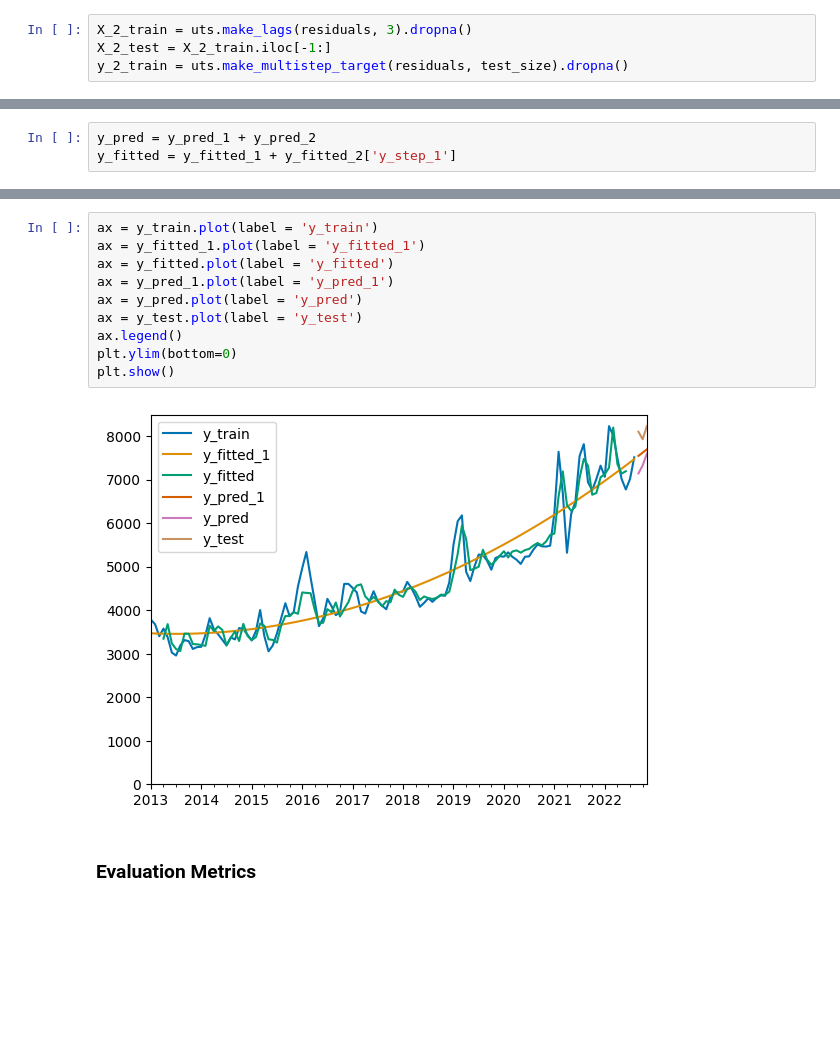
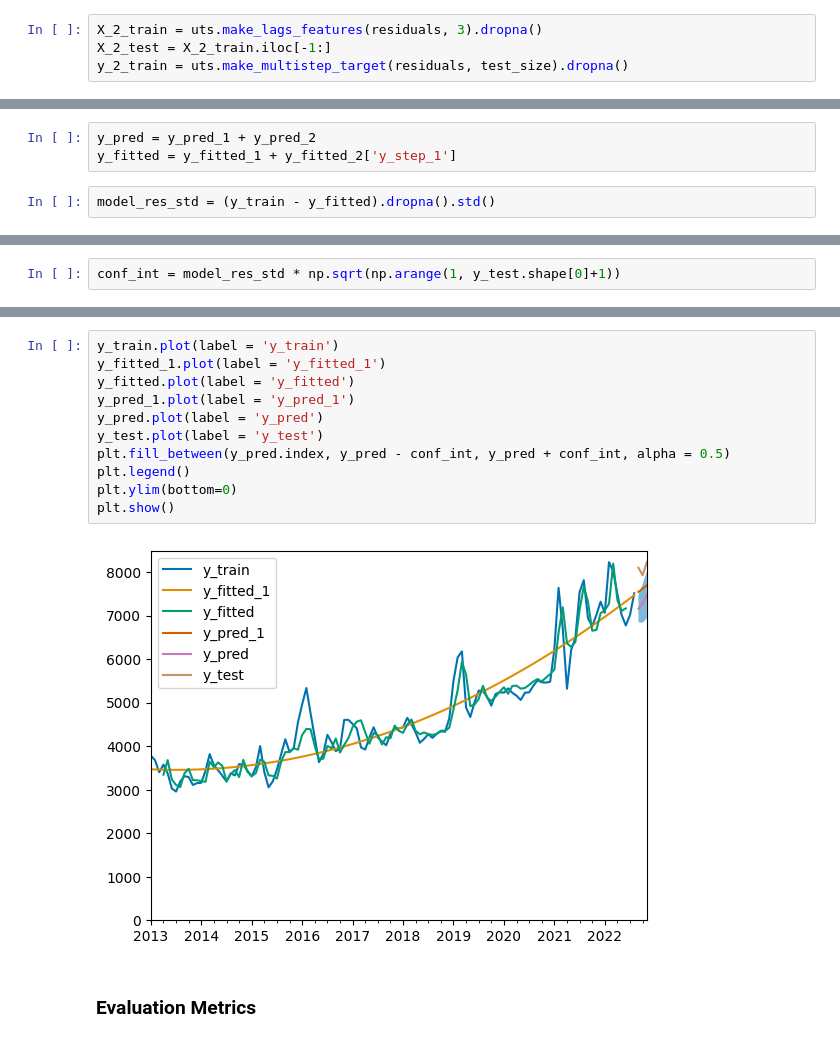
Before and after one commit to feligones/colombian_food_prices, a Jupyter notebook: notebooks/prices_poc_prediction.ipynb, the cells around one changed output, grey strips where cells are left out. Cells and saved outputs as stored; diff of their text form; blank space fills up the shorter version.

Commit message:
[WIP] finish train and pred defs

```diff
--- a/notebooks/prices_poc_prediction.ipynb
+++ b/notebooks/prices_poc_prediction.ipynb
@@ -141,7 +141,7 @@ plt.show()
 # %% [output]
 [figure]
 # %%
-X_2_train = uts.make_lags(residuals, 3).dropna()
+X_2_train = uts.make_lags_features(residuals, 3).dropna()
 X_2_test = X_2_train.iloc[-1:]
 y_2_train = uts.make_multistep_target(residuals, test_size).dropna()
 # %%
@@ -186,3 +195,5 @@ y_pred_2.shape (3,)
 # %%
 y_pred = y_pred_1 + y_pred_2
 y_fitted = y_fitted_1 + y_fitted_2['y_step_1']
+# %%
+model_res_std = (y_train - y_fitted).dropna().std()
@@ -188,0 +204,2 @@ y_fitted = y_fitted_1 + y_fitted_2['y_step_1']
+# %%
+conf_int = model_res_std * np.sqrt(np.arange(1, y_test.shape[0]+1))
@@ -189,15 +220,16 @@ y_fitted = y_fitted_1 + y_fitted_2['y_step_1']
 # %%
-ax = y_train.plot(label = 'y_train')
-ax = y_fitted_1.plot(label = 'y_fitted_1')
-ax = y_fitted.plot(label = 'y_fitted')
-ax = y_pred_1.plot(label = 'y_pred_1')
-ax = y_pred.plot(label = 'y_pred')
-ax = y_test.plot(label = 'y_test')
-ax.legend()
+y_train.plot(label = 'y_train')
+y_fitted_1.plot(label = 'y_fitted_1')
+y_fitted.plot(label = 'y_fitted')
+y_pred_1.plot(label = 'y_pred_1')
+y_pred.plot(label = 'y_pred')
+y_test.plot(label = 'y_test')
+plt.fill_between(y_pred.index, y_pred - conf_int, y_pred + conf_int, alpha = 0.5)
+plt.legend()
 plt.ylim(bottom=0)
 plt.show()
 # %% [output]
-[figure, old version]
+[figure, new version]
 # %% [markdown]
 ### Evaluation Metrics
 # %%
```
Also changed, not shown: parts of 18 cells of this notebook, 1 other file.
